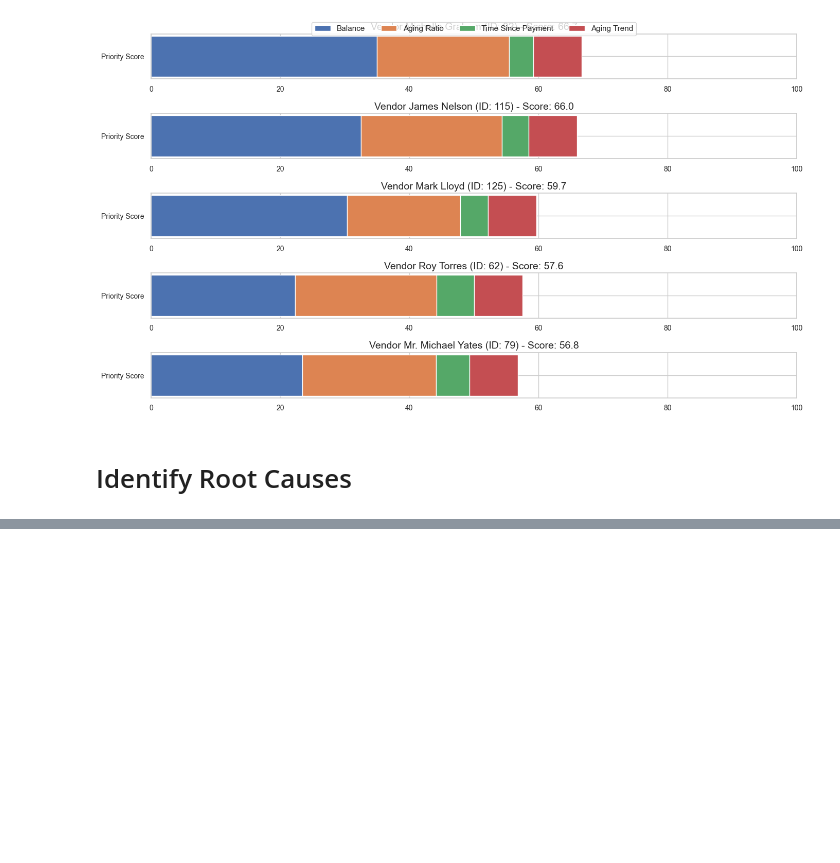
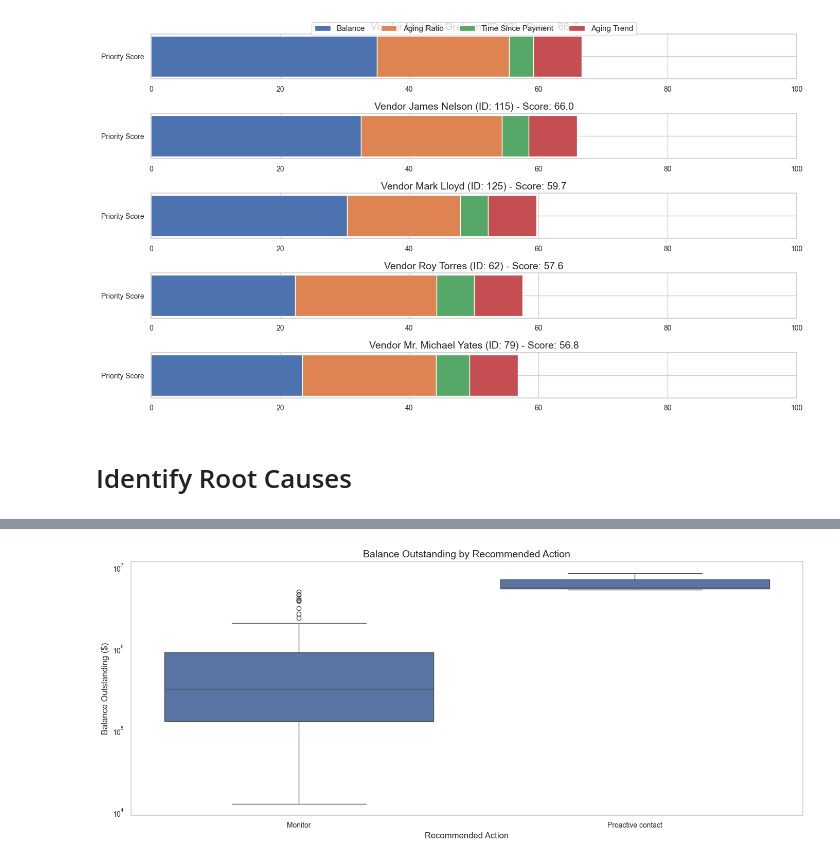
Before and after one commit to josephazar/FnO-DataScience, a Jupyter notebook: vendorAging/decision_support.ipynb, the cells around one changed output, grey strips where cells are left out. Cells and saved outputs as stored; diff of their text form; code cells hidden in the pictures; blank space fills up the shorter version.

```diff
--- a/vendorAging/decision_support.ipynb
+++ b/vendorAging/decision_support.ipynb
@@ -514,0 +715,13 @@ Key factors contributing to aging issues:
+# %%
+# Visualize the relationship between action type and balance size
+plt.figure(figsize=(14, 6))
+sns.boxplot(x='Recommended_Action', y='Balance Outstanding', data=recommendations_df)
+plt.title('Balance Outstanding by Recommended Action')
+plt.xlabel('Recommended Action')
+plt.ylabel('Balance Outstanding ($)')
+plt.yscale('log')  # Log scale for better visualization
+plt.grid(axis='y')
+plt.tight_layout()
+plt.show()
+# %% [output]
+[figure, added]
```
Also changed, not shown: parts of 14 cells of this notebook, 1 other file.
